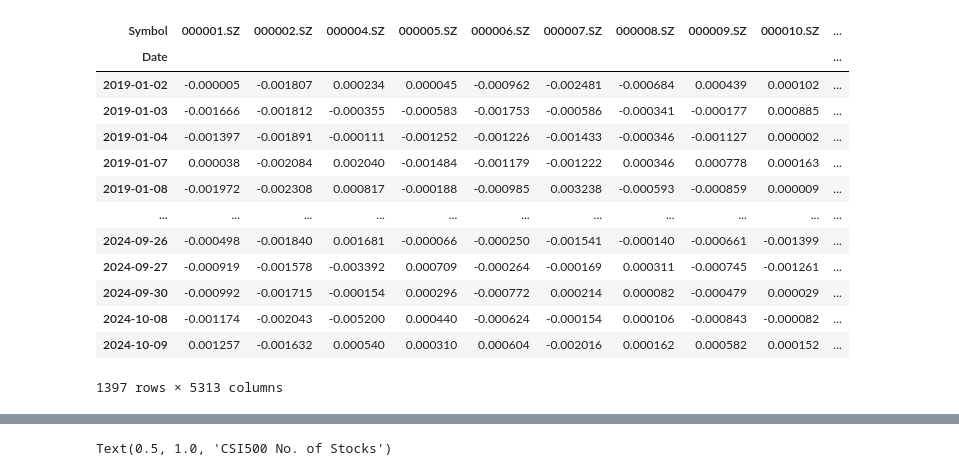
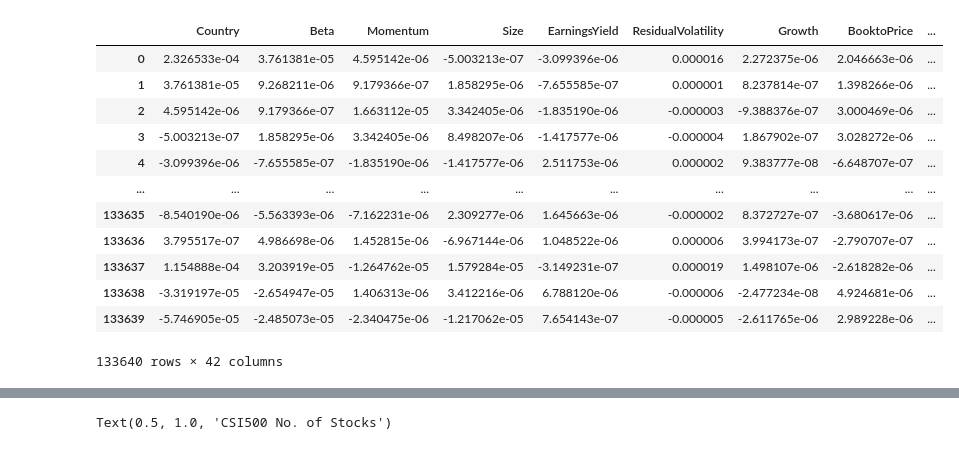
Before and after one commit to Jerryatrain/MAFS6010E, a Jupyter notebook: test.ipynb, the cells around one changed output, grey strips where cells are left out. Drawn from its saved outputs; the diff is of its cells as text; code cells hidden in the pictures.

```diff
--- a/test.ipynb
+++ b/test.ipynb
@@ -8,22 +8,20 @@ from utils import *
 
 import file_config as fc
 fig_save_path = os.path.join(fc.ROOT_DIR,'csi500')
-# %%
-df = pd.read_parquet('prediction_xgb_outsample.parquet')
-df = df.pivot_table(index='Date',columns='Symbol',values='pred')
-df = df[df.index > '2019-01-01']
-# %% [output]
-| Symbol | 000001.SZ | 000002.SZ | 000004.SZ | 000005.SZ | 000006.SZ | 000007.SZ | 000008.SZ | 000009.SZ | 000010.SZ | ... |
-| Date |  |  |  |  |  |  |  |  |  | ... |
-| 2019-01-02 | -0.000005 | -0.001807 | 0.000234 | 0.000045 | -0.000962 | -0.002481 | -0.000684 | 0.000439 | 0.000102 | ... |
-| 2019-01-03 | -0.001666 | -0.001812 | -0.000355 | -0.000583 | -0.001753 | -0.000586 | -0.000341 | -0.000177 | 0.000885 | ... |
-| 2019-01-04 | -0.001397 | -0.001891 | -0.000111 | -0.001252 | -0.001226 | -0.001433 | -0.000346 | -0.001127 | 0.000002 | ... |
-| 2019-01-07 | 0.000038 | -0.002084 | 0.002040 | -0.001484 | -0.001179 | -0.001222 | 0.000346 | 0.000778 | 0.000163 | ... |
-| 2019-01-08 | -0.001972 | -0.002308 | 0.000817 | -0.000188 | -0.000985 | 0.003238 | -0.000593 | -0.000859 | 0.000009 | ... |
-| ... | ... | ... | ... | ... | ... | ... | ... | ... | ... | ... |
-| 2024-09-26 | -0.000498 | -0.001840 | 0.001681 | -0.000066 | -0.000250 | -0.001541 | -0.000140 | -0.000661 | -0.001399 | ... |
-| 2024-09-27 | -0.000919 | -0.001578 | -0.003392 | 0.000709 | -0.000264 | -0.000169 | 0.000311 | -0.000745 | -0.001261 | ... |
-| 2024-09-30 | -0.000992 | -0.001715 | -0.000154 | 0.000296 | -0.000772 | 0.000214 | 0.000082 | -0.000479 | 0.000029 | ... |
-| 2024-10-08 | -0.001174 | -0.002043 | -0.005200 | 0.000440 | -0.000624 | -0.000154 | 0.000106 | -0.000843 | -0.000082 | ... |
-| 2024-10-09 | 0.001257 | -0.001632 | 0.000540 | 0.000310 | 0.000604 | -0.002016 | 0.000162 | 0.000582 | 0.000152 | ... |
-1397 rows × 5313 columns
+# %%
+df = pd.read_parquet(os.path.join(fc.BARR_DIR,'BarraFactorCov_Raw.parquet'))
+df
+# %% [output]
+|  | Country | Beta | Momentum | Size | EarningsYield | ResidualVolatility | Growth | BooktoPrice | ... |
+| 0 | 2.326533e-04 | 3.761381e-05 | 4.595142e-06 | -5.003213e-07 | -3.099396e-06 | 0.000016 | 2.272375e-06 | 2.046663e-06 | ... |
+| 1 | 3.761381e-05 | 9.268211e-06 | 9.179366e-07 | 1.858295e-06 | -7.655585e-07 | 0.000001 | 8.237814e-07 | 1.398266e-06 | ... |
+| 2 | 4.595142e-06 | 9.179366e-07 | 1.663112e-05 | 3.342405e-06 | -1.835190e-06 | -0.000003 | -9.388376e-07 | 3.000469e-06 | ... |
+| 3 | -5.003213e-07 | 1.858295e-06 | 3.342405e-06 | 8.498207e-06 | -1.417577e-06 | -0.000004 | 1.867902e-07 | 3.028272e-06 | ... |
+| 4 | -3.099396e-06 | -7.655585e-07 | -1.835190e-06 | -1.417577e-06 | 2.511753e-06 | 0.000002 | 9.383777e-08 | -6.648707e-07 | ... |
+| ... | ... | ... | ... | ... | ... | ... | ... | ... | ... |
+| 133635 | -8.540190e-06 | -5.563393e-06 | -7.162231e-06 | 2.309277e-06 | 1.645663e-06 | -0.000002 | 8.372727e-07 | -3.680617e-06 | ... |
+| 133636 | 3.795517e-07 | 4.986698e-06 | 1.452815e-06 | -6.967144e-06 | 1.048522e-06 | 0.000006 | 3.994173e-07 | -2.790707e-07 | ... |
+| 133637 | 1.154888e-04 | 3.203919e-05 | -1.264762e-05 | 1.579284e-05 | -3.149231e-07 | 0.000019 | 1.498107e-06 | -2.618282e-06 | ... |
+| 133638 | -3.319197e-05 | -2.654947e-05 | 1.406313e-06 | 3.412216e-06 | 6.788120e-06 | -0.000006 | -2.477234e-08 | 4.924681e-06 | ... |
+| 133639 | -5.746905e-05 | -2.485073e-05 | -2.340475e-06 | -1.217062e-05 | 7.654143e-07 | -0.000005 | -2.611765e-06 | 2.989228e-06 | ... |
+133640 rows × 42 columns
```
Also changed, not shown: parts of 3 cells of this notebook, 11 other files.
